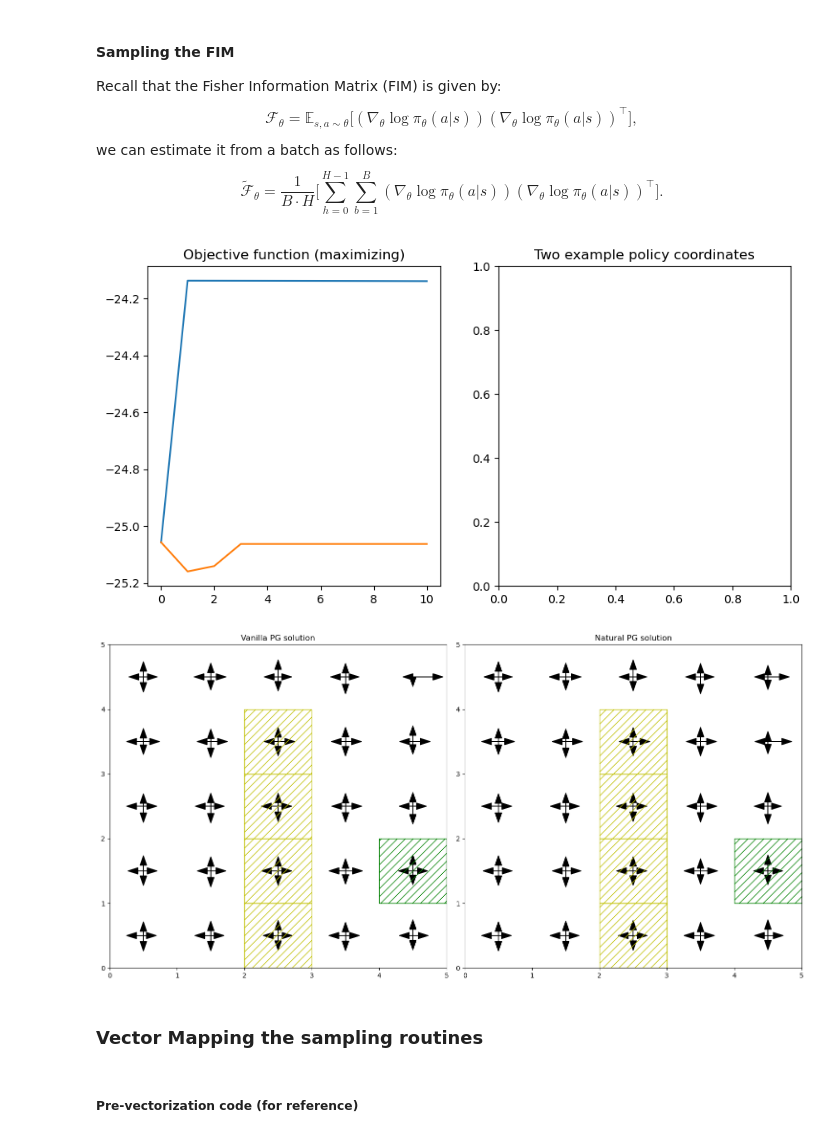
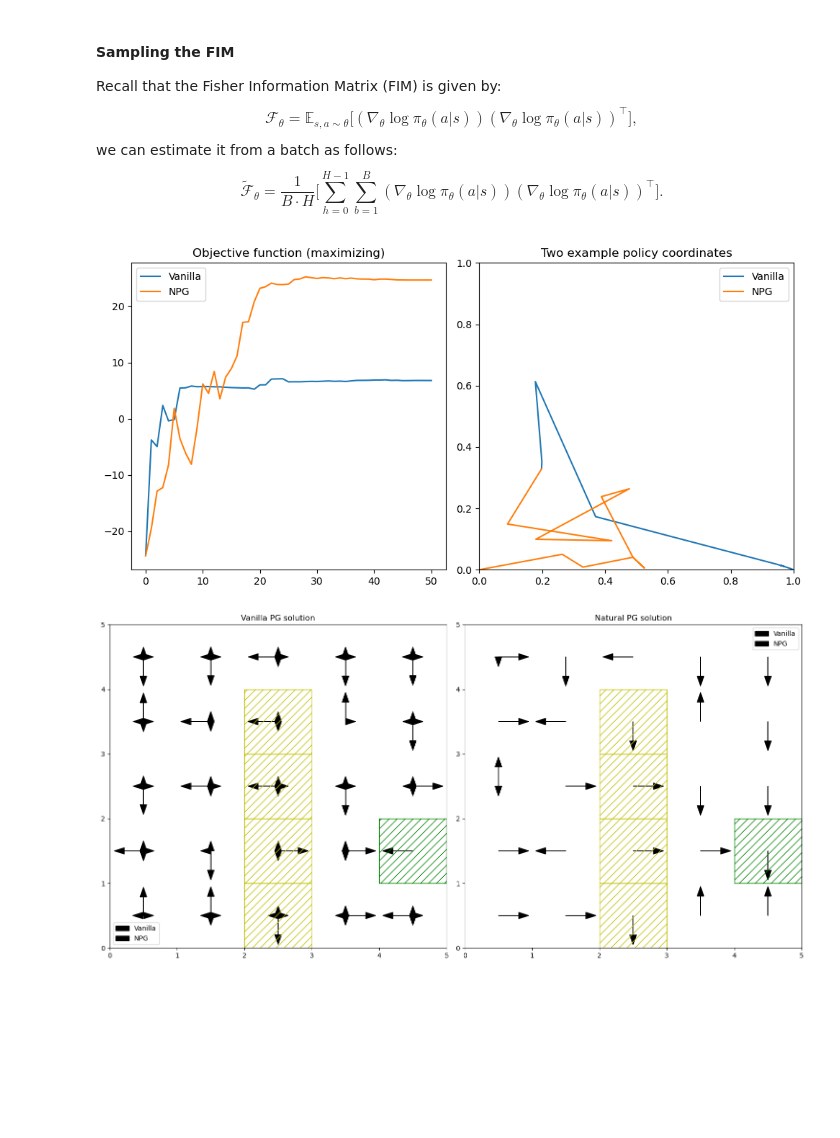
Before and after one commit to RenardDesNeiges/CIRL_Experiments, a Jupyter notebook: pg_experiments.ipynb, the cells around one changed output. Cells and saved outputs as stored; diff of their text form; code cells hidden in the pictures; blank space fills up the shorter version.

Commit message:
Functionnal Monte-Carlo PG and NPG with fast grads

```diff
--- a/pg_experiments.ipynb
+++ b/pg_experiments.ipynb
@@ -52,7 +52,7 @@ from jax.config import config; config.update("jax_enable_x64", True)
 R = 100
 P = -200
 goals = [((4,1),R),((2,0),P),((2,1),P),((2,2),P),((2,3),P)]
-gridMDP = Gridworld(5,5,0.1,0.9,goals=goals,obstacles=[])
+gridMDP = Gridworld(5,5,0.1,0.95,goals=goals,obstacles=[])
 gridMDP.init_distrib =  jnp.exp(jax.random.uniform(key,(gridMDP.n,))) / \
     jnp.sum(jnp.exp(jax.random.uniform(key,(gridMDP.n,))))
 
@@ -210,17 +210,19 @@ g_\theta =
 \approx \nabla_\theta J(\theta)
 $$
 # %%
-STEPS = 10
-LR = 1
+STEPS = 50
+LR = 5e-2
 HORIZON = 20
-BATCH = 20
+BATCH = 50
+
+R = 100
 
 mCVanillaGrad = monteCarloVanillaGrad(
                                gridMDP,
                                sampler,
                                key,
                                parametrization,
-                               HORIZON,BATCH)
+                               BATCH,HORIZON)
 
 alg_mc_vanilla = PolicyGradientMethod(gridMDP,key,mCVanillaGrad,logger)
 log, theta = alg_mc_vanilla.train(STEPS,LR)
@@ -256,9 +258,11 @@ $$
 \Bigg[ \sum_{h=0}^{H-1} \sum_{b=1}^B (\nabla_\theta \log \pi_\theta(a|s)) (\nabla_\theta \log \pi_\theta(a|s))^\top \Bigg].
 $$
 # %%
-HORIZON = 5
-BATCH = 5
-
+STEPS = 50
+LR_VPG = 5e-2
+LR_NPG = 1e-3
+HORIZON = 20
+BATCH = 50
 mCVanillaGrad = monteCarloVanillaGrad(
                                gridMDP,
                                sampler,
@@ -274,26 +278,27 @@ mCNaturalGrad = monteCarloNaturalGrad(
                                HORIZON,BATCH)
 
 alg_mc_vanilla = PolicyGradientMethod(gridMDP,key,mCVanillaGrad,logger)
-alg_mc_natural = PolicyGradientMethod(gridMDP,key,mCNaturalGrad,logger,clip_thresh=5e3)
-log_v, theta_v = alg_mc_vanilla.train(10,1)
-log_n, theta_n = alg_mc_natural.train(10,7e-2)
+alg_mc_natural = PolicyGradientMethod(gridMDP,key,mCNaturalGrad,logger,clip_thresh=1e3)
+log_v, theta_v = alg_mc_vanilla.train(STEPS,LR_VPG)
+log_n, theta_n = alg_mc_natural.train(STEPS,LR_NPG)
 # %%
 PI_COORD = 3
 def plot_perf_pis(log,ax):
     js=jnp.stack([e['J'] for e in log])
     pis=jnp.stack([e['pi'] for e in log])
     ax[0].plot(js)
     ax[1].plot(pis[:,PI_COORD,0],pis[:,PI_COORD,1])
 
 fig, ax = plt.subplots(1,2,figsize=(10,5))
 plot_perf_pis(log_v,ax)
 plot_perf_pis(log_n,ax)
 ax[0].set_title('Objective function (maximizing)')
 ax[1].set_title('Two example policy coordinates')
 ax[1].set_xlim([0,1]);ax[1].set_ylim([0,1])
-plt.show()
+ax[0].legend(['Vanilla','NPG']);ax[1].legend(['Vanilla','NPG'])
+fig.tight_layout(); plt.show()
 # %% [output]
-[figure, old version]
+[figure, new version]
 # %%
 def get_trained_policy(log):
     pis=jnp.stack([e['pi'] for e in log])
@@ -304,10 +309,6 @@ gridplot(gridMDP,ax[0],stochastic_policy=get_trained_policy(log_v),goals=goals)
 ax[0].set_title('Vanilla PG solution')
 gridplot(gridMDP,ax[1],stochastic_policy=get_trained_policy(log_n),goals=goals)
 ax[1].set_title('Natural PG solution')
-fig.tight_layout()
+fig.tight_layout(); plt.show()
 # %% [output]
-[figure, old version]
+[figure, new version]
-# %% [markdown]
-### Vector Mapping the sampling routines
-# %% [markdown]
-##### Pre-vectorization code (for reference)
```
Also changed, not shown: parts of 17 cells of this notebook, 4 other files.
